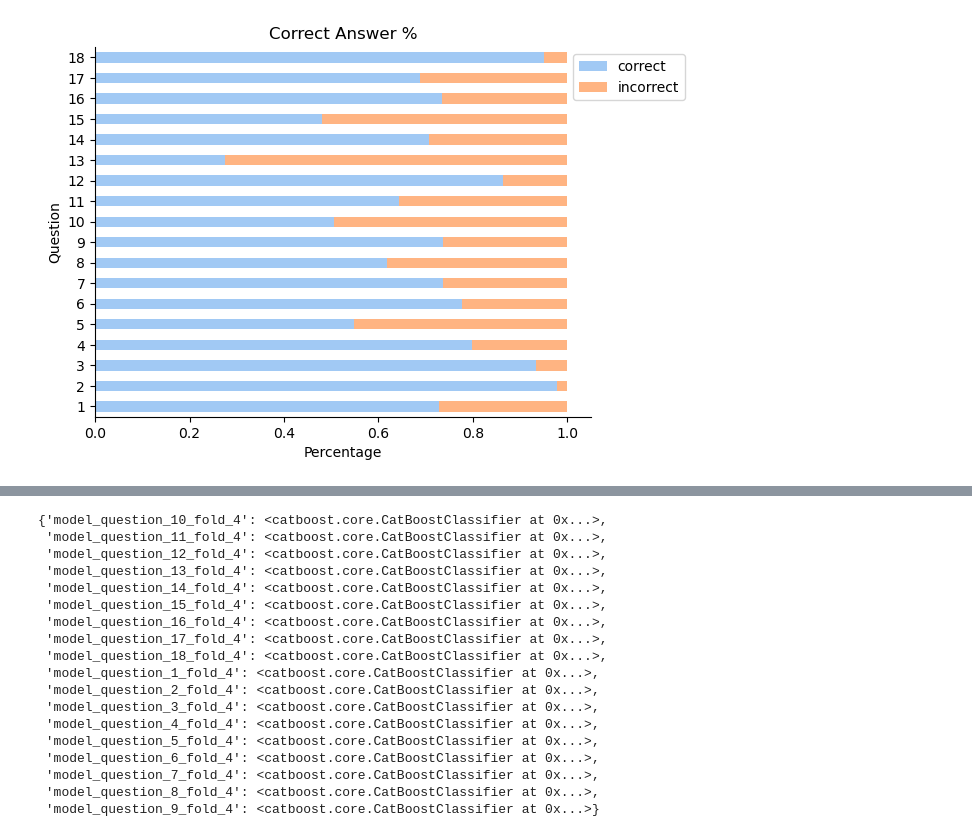
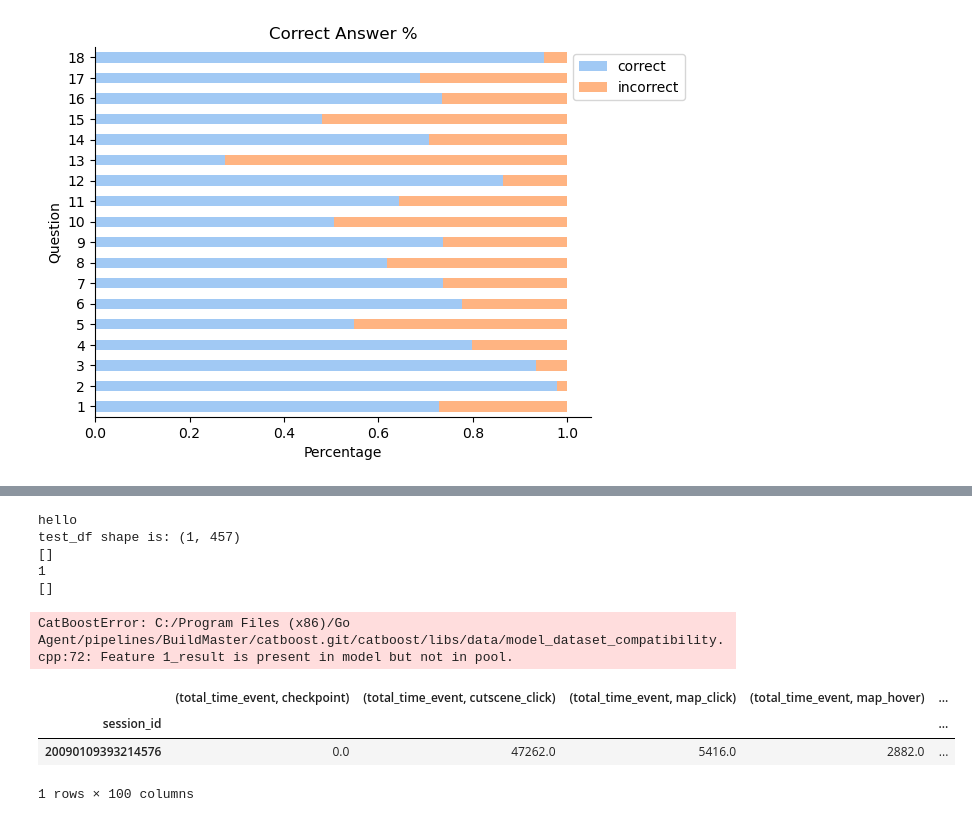
Before and after one commit to yaobviously/kaggle_predict_students, a Jupyter notebook: training_model.ipynb, the cells around one changed output, grey strips where cells are left out. Drawn from its saved outputs; the diff is of its cells as text; code cells hidden in the pictures.

```diff
--- a/training_model.ipynb
+++ b/training_model.ipynb
@@ -324,0 +359,19 @@ for _, row in labels_df.iterrows():
+# %%
+def objective(trial):
+    "the objective to optimize lgb parameters"
+
+    params = {
+        'objective' : 'binary',
+        'learning_rate': trial.suggest_loguniform('learning_rate', 1e-4, 1e-2),
+        'num_boost_round' : 800,
+        'num_leaves' : trial.suggest_int('num_leaves', 2, 128),
+        'scale_pos_weight' : 1,
+        'max_depth' : trial.suggest_int('max_depth', 2, 40),
+        'alpha' : trial.suggest_int('alpha', 4, 20),
+        'subsample' : 1,
+        'colsample_bytree' : trial.suggest_float('colsample_bytree', 0.4, 1.0)
+    }
+
+    model = lgb.train(params, train_dataset, valid_sets=val_dataset, early_stopping_rounds=10)
+
+    return model.best_score['valid_0']['binary_logloss']
@@ -325,2 +420,5 @@ for _, row in labels_df.iterrows():
+# %%
+with open('param_dict.pickle', 'wb') as file:
+    pickle.dump(param_dict, file, protocol=4)
 # %%
 # creating a groupkfold object
@@ -678,6 +809,7 @@ test_df['screen_manh_distance'] = abs(test_df['screen_coor_x']) + abs(test_df['s
 limits = {'0-4':(1,4), '5-12':(4,14), '13-22':(14,19)}
 
 for _, tf in test_df.groupby(['session_id', 'level_group']):
+    print('hello')
 
     # get the level group (to get the data for the model)
     level_group = tf['level_group'].values[0]
@@ -686,45 +818,43 @@ for _, tf in test_df.groupby(['session_id', 'level_group']):
     test_df_, feature_cols_ = prep_data(tf)
 
     # figure out if feature columns are missing - important for submission
-    missing_columns = list(set(feature_cols) - set(test_df_.columns))
+    missing_columns = list(set(group1_features) - set(test_df_.columns))
 
     # create a dataframe with the missing columns filled with 0s (for now)
     missing_test_df = pd.DataFrame(0, columns=missing_columns, index=test_df_.index)
 
     # combine the original test_df and the missing test_df
     test_df_ = pd.concat([test_df_, missing_test_df], axis=1)
+    print("test_df shape is:", test_df_.shape)
 
     # get the questions to iterate over
     a, b = limits[level_group]
 
     for question in range(a, b):
         # getting model and threshold for the question
-        model_ = models[f'model_question_{question}_fold_4']
-        pool = Pool(test_df_[feature_cols_], cat_features=CAT_FEATURES)
+        model_ = models[f'question_{question}_fold_2']
+        feature_names = models['question_1_fold_0'].feature_names_
         threshold = 0.63
 
-        raw_pred_proba = model_.predict_proba(test_df_[feature_cols])[0, 1]
+        test_df_.columns = [str(x) for x in test_df_.columns]
+        test_df_.columns
+
+        print(list(set(test_df_[feature_names].columns) - set(feature_names)))
+        raw_pred_proba = model_.predict_proba(test_df_[feature_names])[0, 1]
         final_pred = (raw_pred_proba > threshold).astype(int)
 
-    print(final_pred)
+        print(final_pred)
+# %% [output]
+hello
+test_df shape is: (1, 457)
+[]
+1
+[]
+CatBoostError: C:/Program Files (x86)/Go Agent/pipelines/BuildMaster/catboost.git/catboost/libs/data/model_dataset_compatibility.cpp:72: Feature 1_result is present in model but not in pool.
 # %%
-models
+test_df_[feature_cols_]
 # %% [output]
+|  | (total_time_event, checkpoint) | (total_time_event, cutscene_click) | (total_time_event, map_click) | (total_time_event, map_hover) | ... |
+| session_id |  |  |  |  | ... |
+| 20090109393214576 | 0.0 | 47262.0 | 5416.0 | 2882.0 | ... |
-{'model_question_10_fold_4': <catboost.core.CatBoostClassifier at 0x...>,
- 'model_question_11_fold_4': <catboost.core.CatBoostClassifier at 0x...>,
- 'model_question_12_fold_4': <catboost.core.CatBoostClassifier at 0x...>,
- 'model_question_13_fold_4': <catboost.core.CatBoostClassifier at 0x...>,
- 'model_question_14_fold_4': <catboost.core.CatBoostClassifier at 0x...>,
- 'model_question_15_fold_4': <catboost.core.CatBoostClassifier at 0x...>,
- 'model_question_16_fold_4': <catboost.core.CatBoostClassifier at 0x...>,
- 'model_question_17_fold_4': <catboost.core.CatBoostClassifier at 0x...>,
- 'model_question_18_fold_4': <catboost.core.CatBoostClassifier at 0x...>,
- 'model_question_1_fold_4': <catboost.core.CatBoostClassifier at 0x...>,
- 'model_question_2_fold_4': <catboost.core.CatBoostClassifier at 0x...>,
- 'model_question_3_fold_4': <catboost.core.CatBoostClassifier at 0x...>,
- 'model_question_4_fold_4': <catboost.core.CatBoostClassifier at 0x...>,
- 'model_question_5_fold_4': <catboost.core.CatBoostClassifier at 0x...>,
- 'model_question_6_fold_4': <catboost.core.CatBoostClassifier at 0x...>,
- 'model_question_7_fold_4': <catboost.core.CatBoostClassifier at 0x...>,
- 'model_question_8_fold_4': <catboost.core.CatBoostClassifier at 0x...>,
- 'model_question_9_fold_4': <catboost.core.CatBoostClassifier at 0x...>}
+1 rows × 100 columns
```
Also changed, not shown: parts of 14 cells of this notebook.
